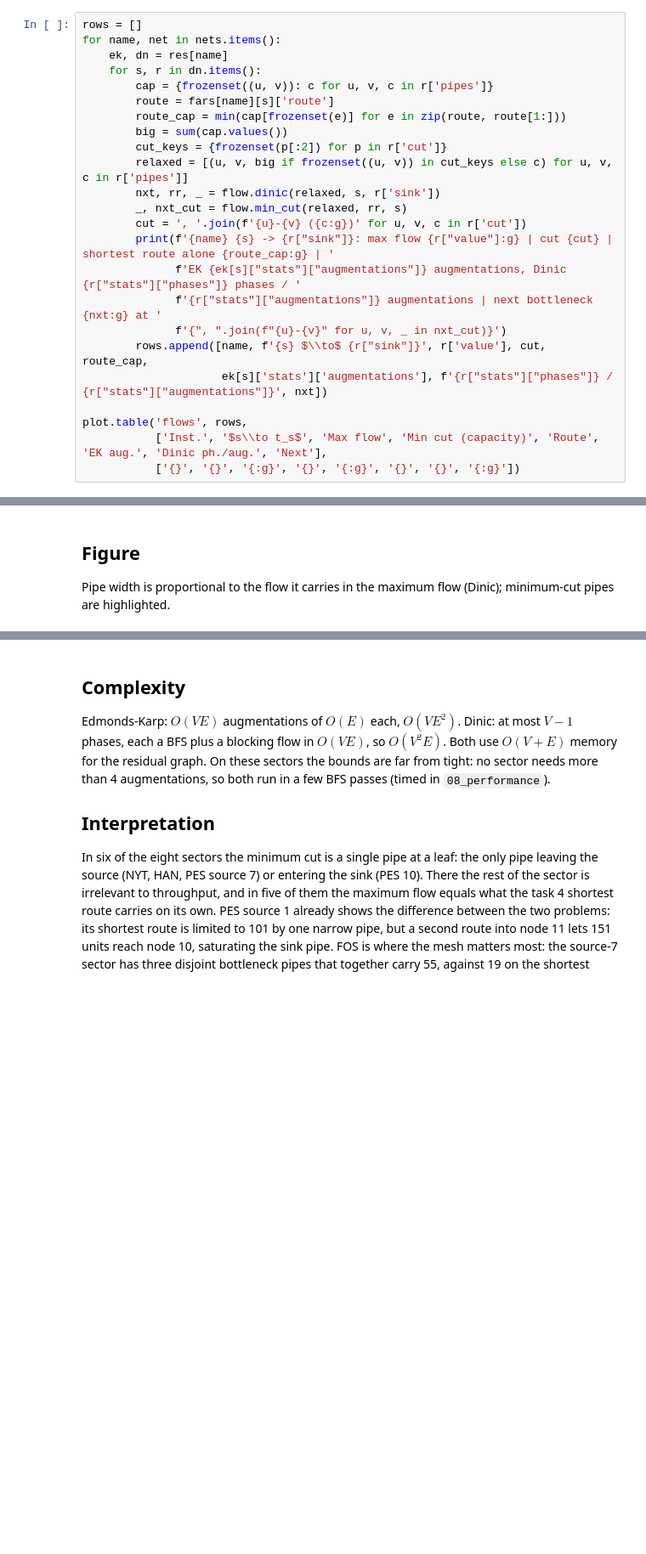
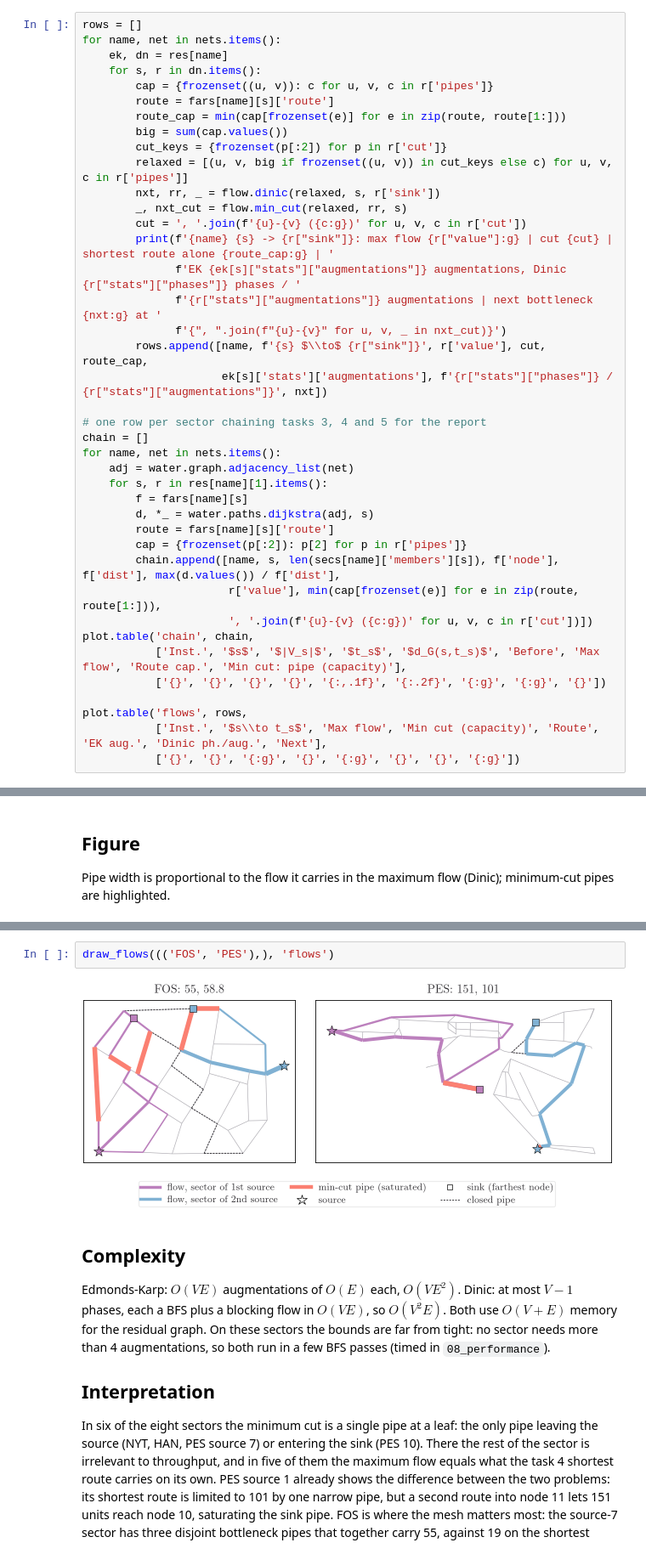
Before and after one commit to santihdzs/water-distribution, a Jupyter notebook: notebooks/05_max_flow.ipynb, the cells around one changed output, grey strips where cells are left out. Shown at 85% size. Saved outputs shown, nothing was run; the diff lists cells and outputs as text; blank space fills up the shorter version.

Commit message:
performance analysis across tasks

```diff
--- a/notebooks/05_max_flow.ipynb
+++ b/notebooks/05_max_flow.ipynb
@@ -95,6 +95,22 @@ for name, net in nets.items():
         rows.append([name, f'{s} $\\to$ {r["sink"]}', r['value'], cut, route_cap,
                      ek[s]['stats']['augmentations'], f'{r["stats"]["phases"]} / {r["stats"]["augmentations"]}', nxt])
 
+# one row per sector chaining tasks 3, 4 and 5 for the report
+chain = []
+for name, net in nets.items():
+    adj = water.graph.adjacency_list(net)
+    for s, r in res[name][1].items():
+        f = fars[name][s]
+        d, *_ = water.paths.dijkstra(adj, s)
+        route = fars[name][s]['route']
+        cap = {frozenset(p[:2]): p[2] for p in r['pipes']}
+        chain.append([name, s, len(secs[name]['members'][s]), f['node'], f['dist'], max(d.values()) / f['dist'],
+                      r['value'], min(cap[frozenset(e)] for e in zip(route, route[1:])),
+                      ', '.join(f'{u}-{v} ({c:g})' for u, v, c in r['cut'])])
+plot.table('chain', chain,
+           ['Inst.', '$s$', '$|V_s|$', '$t_s$', '$d_G(s,t_s)$', 'Before', 'Max flow', 'Route cap.', 'Min cut: pipe (capacity)'],
+           ['{}', '{}', '{}', '{}', '{:,.1f}', '{:.2f}', '{:g}', '{:g}', '{}'])
+
 plot.table('flows', rows,
            ['Inst.', '$s\\to t_s$', 'Max flow', 'Min cut (capacity)', 'Route', 'EK aug.', 'Dinic ph./aug.', 'Next'],
            ['{}', '{}', '{:g}', '{}', '{:g}', '{}', '{}', '{:g}'])
@@ -139,3 +161,7 @@ plt.show()
+# %%
+draw_flows((('FOS', 'PES'),), 'flows')
+# %% [output]
+[figure, added]
 # %% [markdown]
 ## Complexity
 Edmonds-Karp: $O(VE)$ augmentations of $O(E)$ each, $O(VE^2)$. Dinic: at most $V-1$ phases, each a BFS plus a blocking flow in $O(VE)$, so $O(V^2E)$. Both use $O(V+E)$ memory for the residual graph. On these sectors the bounds are far from tight: no sector needs more than 4 augmentations, so both run in a few BFS passes (timed in `08_performance`).
```
Also changed, not shown: parts of 2 cells of this notebook, 6 other files.
